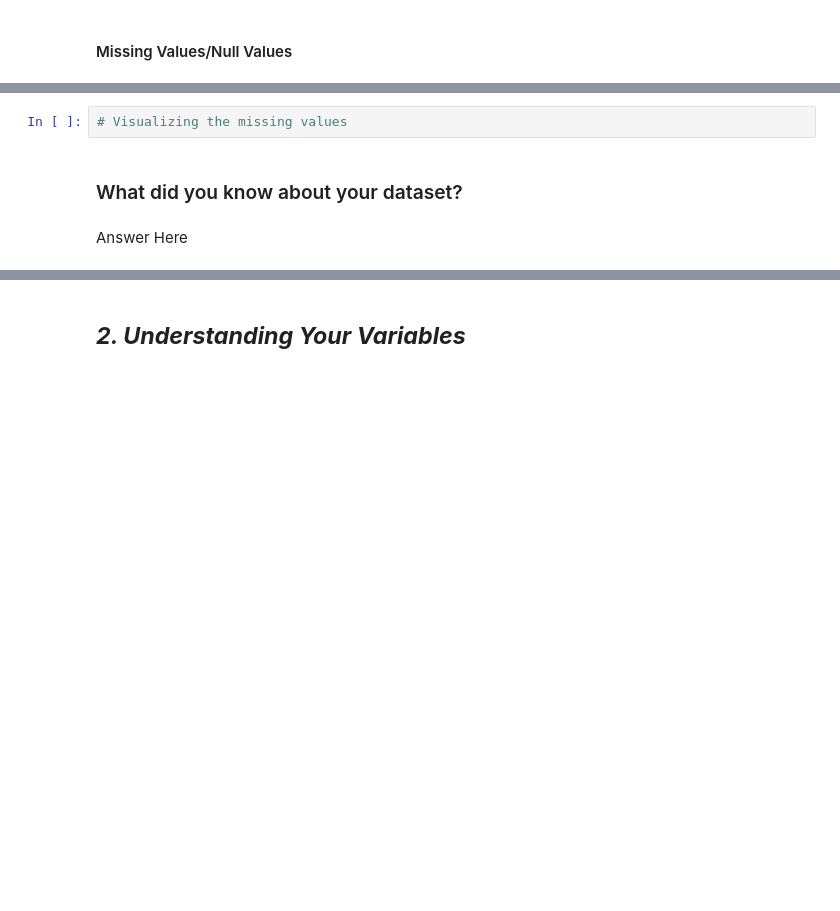
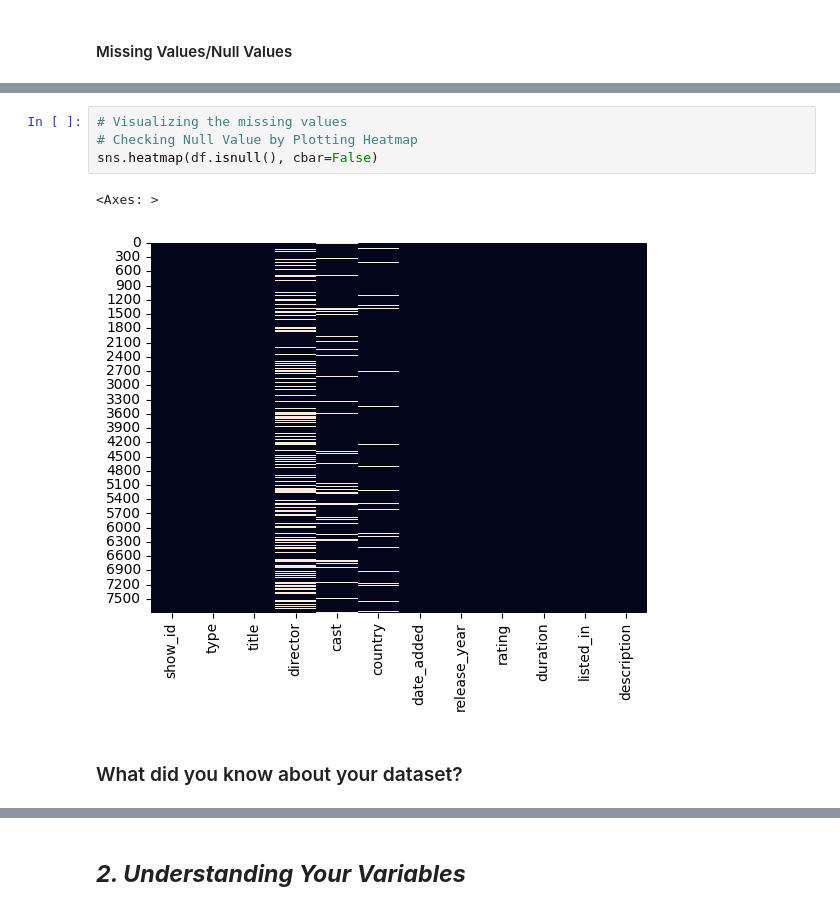
Before and after one commit to Apaulgithub/Netflix_Movies_And_TV_Shows_Clustering, a Jupyter notebook: Netflix_Movies_And_TV_Shows_Clustering_(Unsupervised_ML).ipynb, the cells around one changed output, grey strips where cells are left out. Cells and saved outputs as stored; diff of their text form; blank space fills up the shorter version.

Commit message:
Day 2 : Working with Missing Values + EDA Start

```diff
--- a/Netflix_Movies_And_TV_Shows_Clustering_(Unsupervised_ML).ipynb
+++ b/Netflix_Movies_And_TV_Shows_Clustering_(Unsupervised_ML).ipynb
@@ -179,6 +261,9 @@ df.head()
 # %%
 # Visualizing the missing values
+# Checking Null Value by Plotting Heatmap
+sns.heatmap(df.isnull(), cbar=False)
+# %% [output]
+<Axes: >
+[figure, added]
 # %% [markdown]
 ### What did you know about your dataset?
-# %% [markdown]
-Answer Here
```
Also changed, not shown: parts of 37 cells of this notebook.
